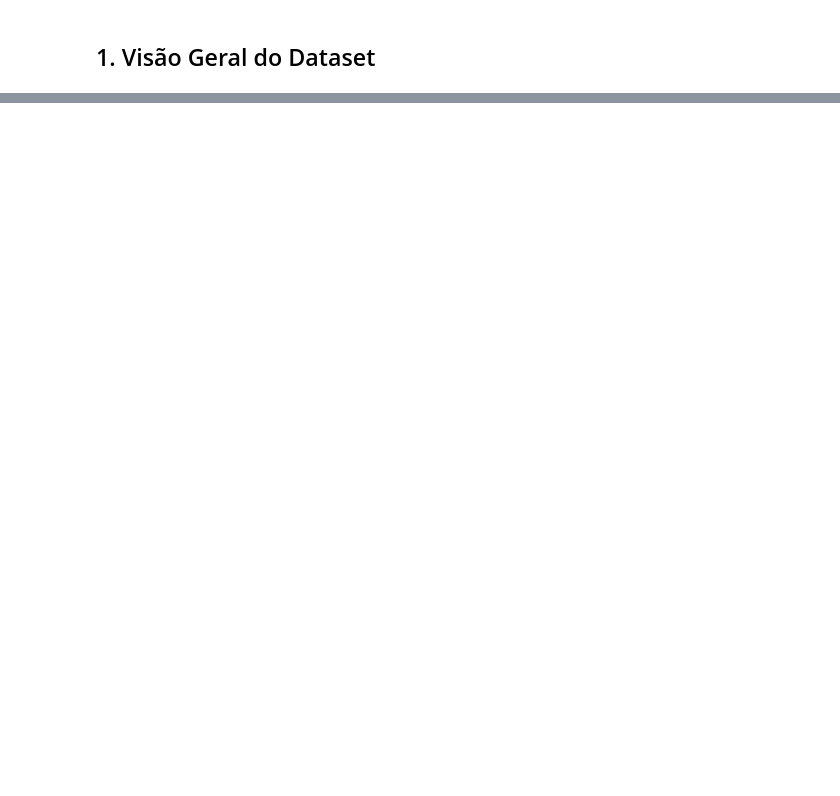
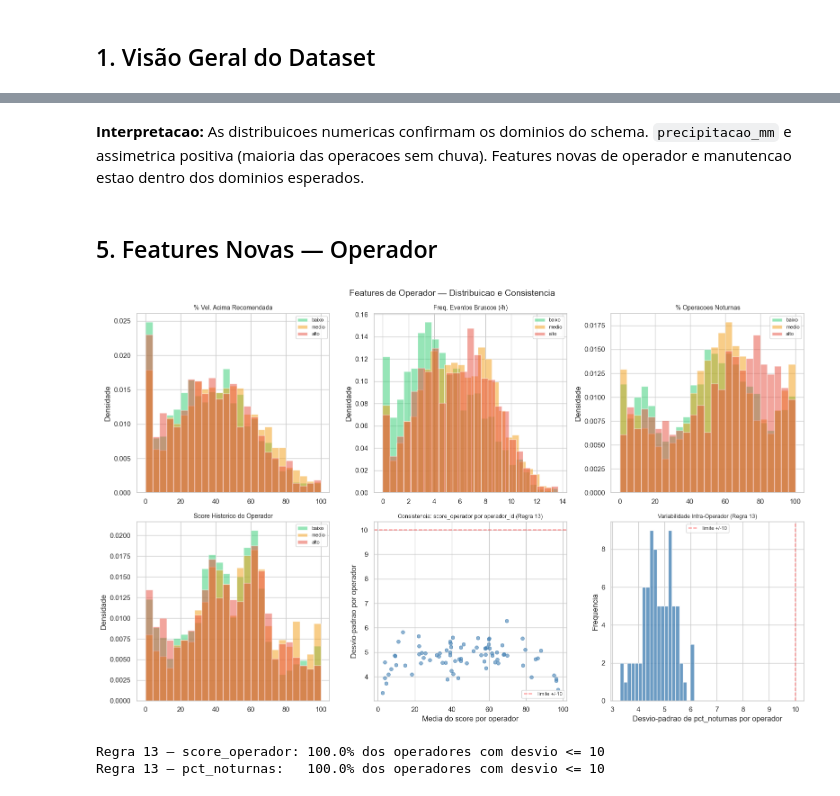
Before and after one commit to Avila237/sompo, a Jupyter notebook: notebooks/01_eda.ipynb, the cells around one changed output, grey strips where cells are left out. Saved outputs shown, nothing was run; the diff lists cells and outputs as text; code cells hidden in the pictures; blank space fills up the shorter version.

```diff
--- a/notebooks/01_eda.ipynb
+++ b/notebooks/01_eda.ipynb
@@ -426,0 +175,49 @@ df.drop(columns=["lat_bin", "lon_bin"], inplace=True)
+# %% [markdown]
+**Interpretacao:** As distribuicoes numericas confirmam os dominios do schema. `precipitacao_mm` e assimetrica positiva (maioria das operacoes sem chuva). Features novas de operador e manutencao estao dentro dos dominios esperados.
+# %% [markdown]
+## 5. Features Novas — Operador
+# %%
+fig, axes = plt.subplots(2, 3, figsize=(16, 10))
+op_cols = ['pct_velocidade_acima_recomendada','freq_eventos_bruscos',
+           'pct_operacoes_noturnas','score_operador_historico']
+op_titles = ['% Vel. Acima Recomendada','Freq. Eventos Bruscos (/h)',
+             '% Operacoes Noturnas','Score Historico do Operador']
+
+for ax, col, title in zip(axes.flat[:4], op_cols, op_titles):
+    for faixa, cor in CORES.items():
+        ax.hist(df[df['faixa_risco']==faixa][col], bins=25, alpha=0.5,
+            color=cor, label=faixa, density=True)
+    ax.set_title(title, fontsize=10); ax.set_ylabel('Densidade')
+    ax.legend(fontsize=8)
+
+op_stats = df.groupby('operador_id')['score_operador_historico'].agg(['mean','std']).reset_index()
+axes[1,1].scatter(op_stats['mean'], op_stats['std'], alpha=0.6, color='steelblue', s=30)
+axes[1,1].set_xlabel('Media do score por operador')
+axes[1,1].set_ylabel('Desvio-padrao por operador')
+axes[1,1].set_title('Consistencia: score_operador por operador_id (Regra 13)', fontsize=9)
+axes[1,1].axhline(y=10, color='red', linestyle='--', alpha=0.5, label='limite +/-10')
+axes[1,1].legend(fontsize=8)
+
+op_noturno = df.groupby('operador_id')['pct_operacoes_noturnas'].std().sort_values()
+axes[1,2].hist(op_noturno, bins=20, color='steelblue', alpha=0.8, edgecolor='white')
+axes[1,2].set_xlabel('Desvio-padrao de pct_noturnas por operador')
+axes[1,2].set_ylabel('Frequencia')
+axes[1,2].set_title('Variabilidade Intra-Operador (Regra 13)', fontsize=9)
+axes[1,2].axvline(10, color='red', linestyle='--', alpha=0.5, label='limite +/-10')
+axes[1,2].legend(fontsize=8)
+
+plt.suptitle('Features de Operador — Distribuicao e Consistencia', fontsize=14)
+plt.tight_layout()
+plt.savefig(os.path.join(DATA_DIR, 'eda_04_operador.png'), dpi=120, bbox_inches='tight')
+ipy_display(plt.gcf()); plt.close('all')
+
+std_score = df.groupby('operador_id')['score_operador_historico'].std()
+pct_ok = (std_score <= 10).mean() * 100
+print(f"Regra 13 — score_operador: {pct_ok:.1f}% dos operadores com desvio <= 10")
+std_noturno = df.groupby('operador_id')['pct_operacoes_noturnas'].std()
+pct_ok2 = (std_noturno <= 10).mean() * 100
+print(f"Regra 13 — pct_noturnas:   {pct_ok2:.1f}% dos operadores com desvio <= 10")
+# %% [output]
+[figure, added]
+Regra 13 — score_operador: 100.0% dos operadores com desvio <= 10
+Regra 13 — pct_noturnas:   100.0% dos operadores com desvio <= 10
```
Also changed, not shown: parts of 68 cells of this notebook, 11 other files.
